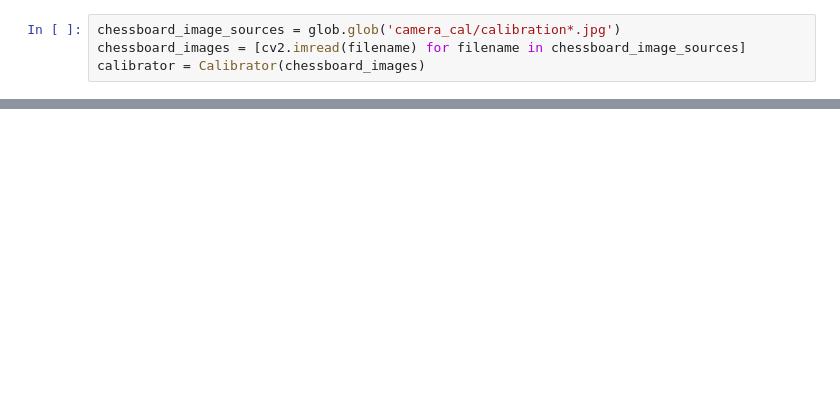
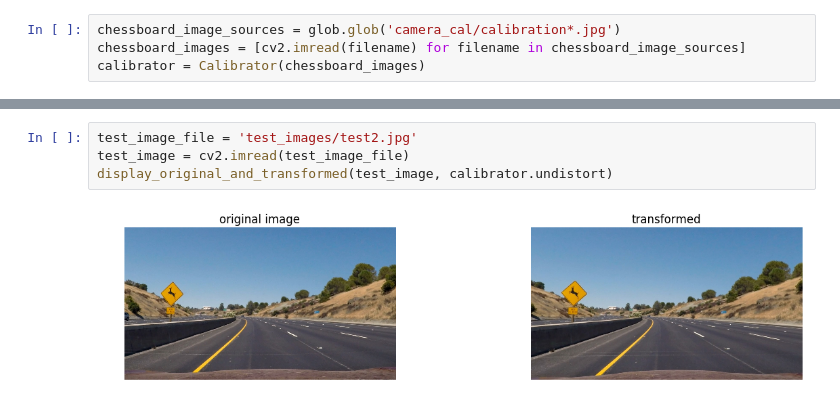
Before and after one commit to aditbiswas1/P4-Advanced-Lane-Lines, a Jupyter notebook: Readme.ipynb, the cells around one changed output, grey strips where cells are left out. Drawn from its saved outputs; the diff is of its cells as text; blank space fills up the shorter version.

```diff
--- a/Readme.ipynb
+++ b/Readme.ipynb
@@ -39,0 +78,6 @@ calibrator = Calibrator(chessboard_images)
+# %%
+test_image_file = 'test_images/test2.jpg'
+test_image = cv2.imread(test_image_file)
+display_original_and_transformed(test_image, calibrator.undistort)
+# %% [output]
+[figure, added]
```
Also changed, not shown: parts of 6 cells of this notebook, 6 other files.
